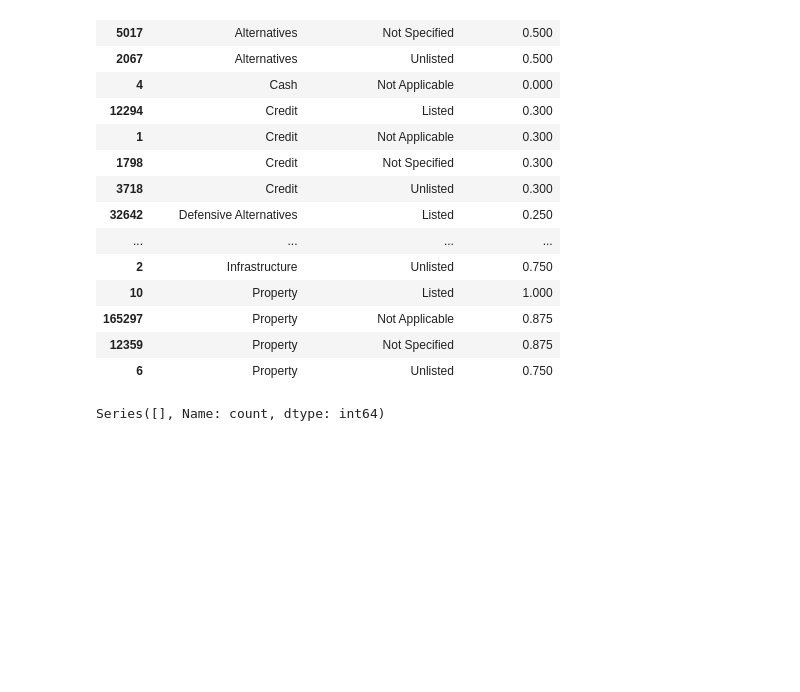
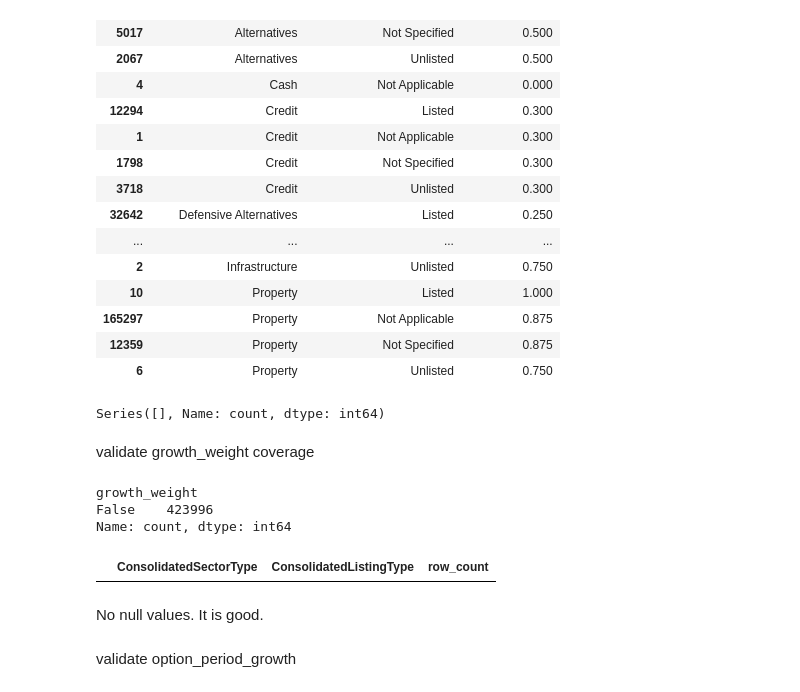
Before and after one commit to terra9/superannuation-performance-early-warning, a Jupyter notebook: notebooks/apra_data_audit.ipynb, the cells around one changed output. Saved outputs shown, nothing was run; the diff lists cells and outputs as text; code cells hidden in the pictures; blank space fills up the shorter version.

```diff
--- a/notebooks/apra_data_audit.ipynb
+++ b/notebooks/apra_data_audit.ipynb
@@ -6170,3 +6170,32 @@ option_period_growth[
         "growth_allocation_base"
     ]
 )
+# %% [markdown]
+validate growth_weight coverage
+# %%
+saa_growth_rows["growth_weight"].isna().value_counts()
+# %% [output]
+growth_weight
+False    423996
+Name: count, dtype: int64
+# %%
+# check if there's any missing rows
+missing_growth_weight = (
+    saa_growth_rows.loc[
+        saa_growth_rows["growth_weight"].isna(),
+        [
+            "ConsolidatedSectorType",
+            "ConsolidatedListingType"
+        ]
+    ]
+    .value_counts(dropna=False)
+    .reset_index(name="row_count")
+)
+
+missing_growth_weight
+# %% [output]
+|  | ConsolidatedSectorType | ConsolidatedListingType | row_count |
+# %% [markdown]
+No null values. It is good.
+# %% [markdown]
+validate option_period_growth
```
Also changed, not shown: parts of 15 cells of this notebook.
